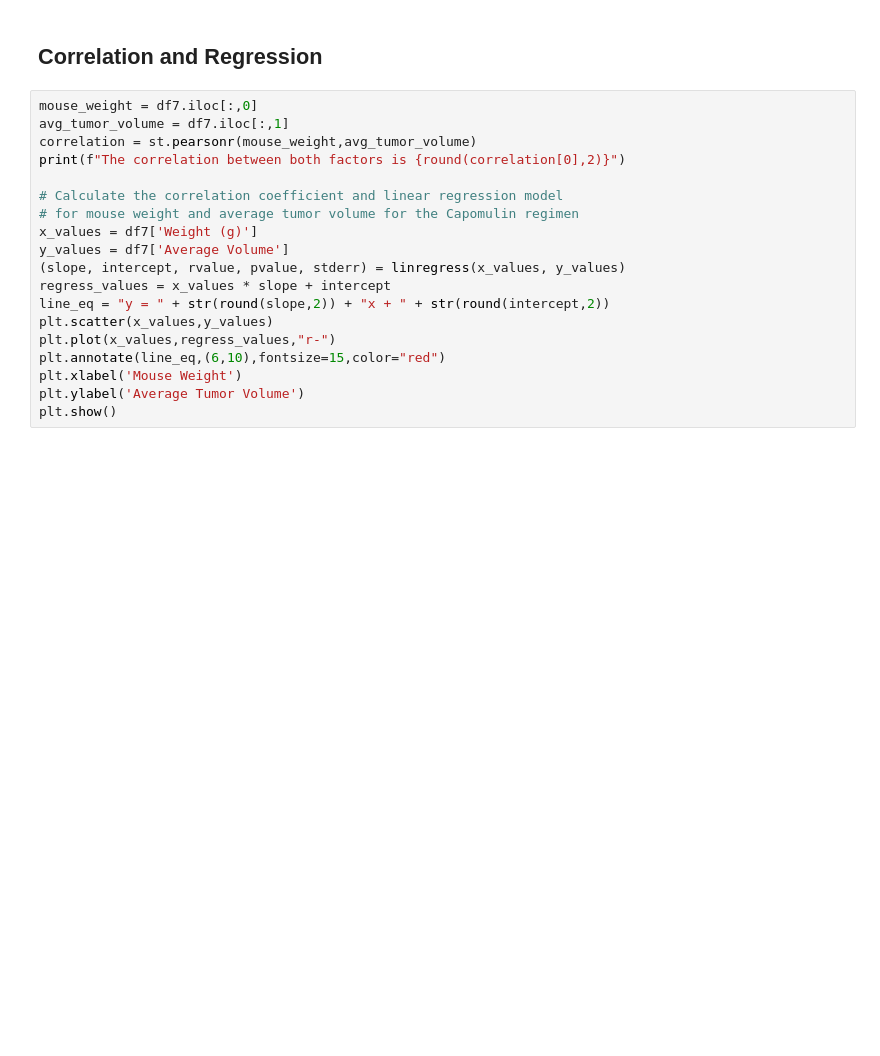
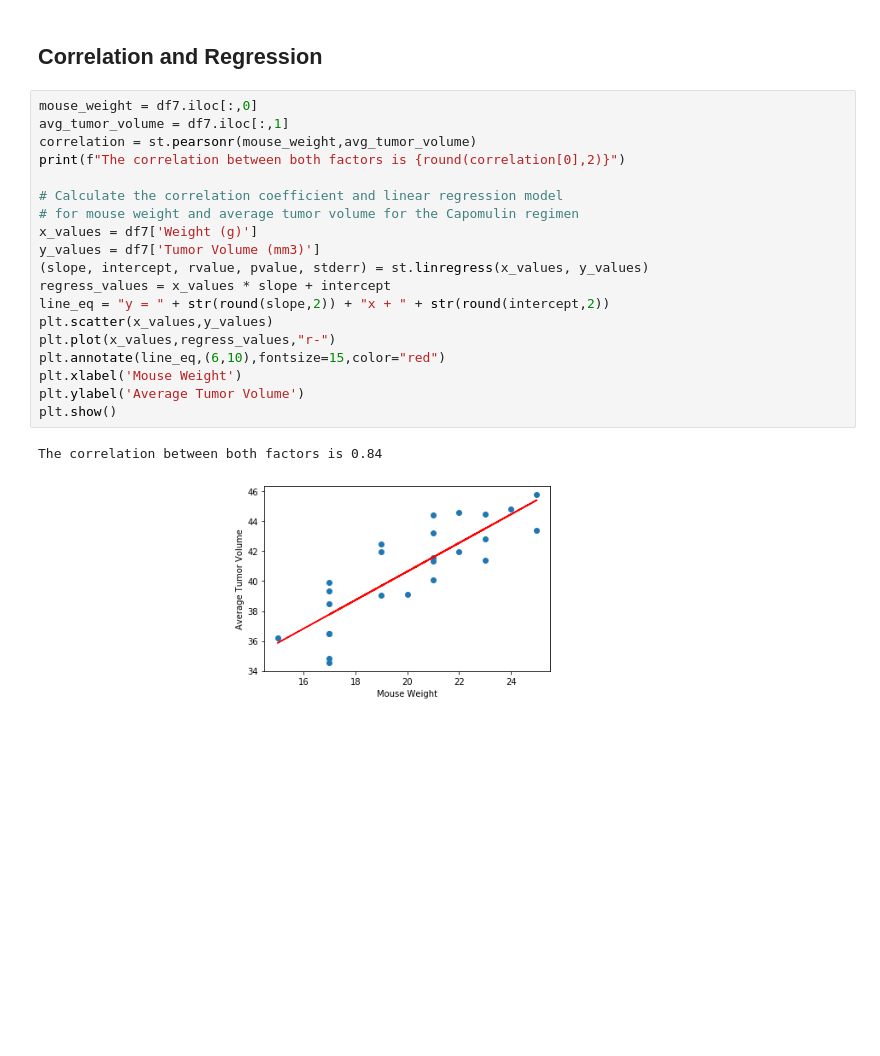
Before and after one commit to zhou1296/Matplotlib-Homework---The-Power-of-Plots, a Jupyter notebook: pymaceuticals_starter.ipynb, the cells around one changed output. Cells and saved outputs as stored; diff of their text form; blank space fills up the shorter version.

```diff
--- a/pymaceuticals_starter.ipynb
+++ b/pymaceuticals_starter.ipynb
@@ -364,19 +360,22 @@ plt.show()
 # %%
 mouse_weight = df7.iloc[:,0]
 avg_tumor_volume = df7.iloc[:,1]
 correlation = st.pearsonr(mouse_weight,avg_tumor_volume)
 print(f"The correlation between both factors is {round(correlation[0],2)}")
 
 # Calculate the correlation coefficient and linear regression model
 # for mouse weight and average tumor volume for the Capomulin regimen
 x_values = df7['Weight (g)']
-y_values = df7['Average Volume']
-(slope, intercept, rvalue, pvalue, stderr) = linregress(x_values, y_values)
+y_values = df7['Tumor Volume (mm3)']
+(slope, intercept, rvalue, pvalue, stderr) = st.linregress(x_values, y_values)
 regress_values = x_values * slope + intercept
 line_eq = "y = " + str(round(slope,2)) + "x + " + str(round(intercept,2))
 plt.scatter(x_values,y_values)
 plt.plot(x_values,regress_values,"r-")
 plt.annotate(line_eq,(6,10),fontsize=15,color="red")
 plt.xlabel('Mouse Weight')
 plt.ylabel('Average Tumor Volume')
 plt.show()
+# %% [output]
+The correlation between both factors is 0.84
+[figure, added]
```
Also changed, not shown: parts of 2 cells of this notebook.
